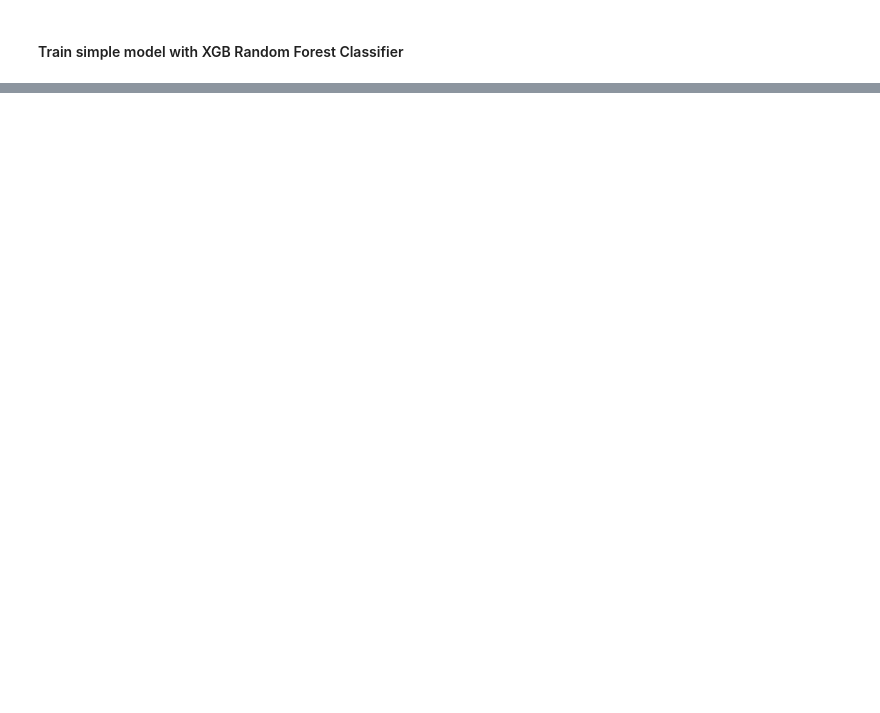
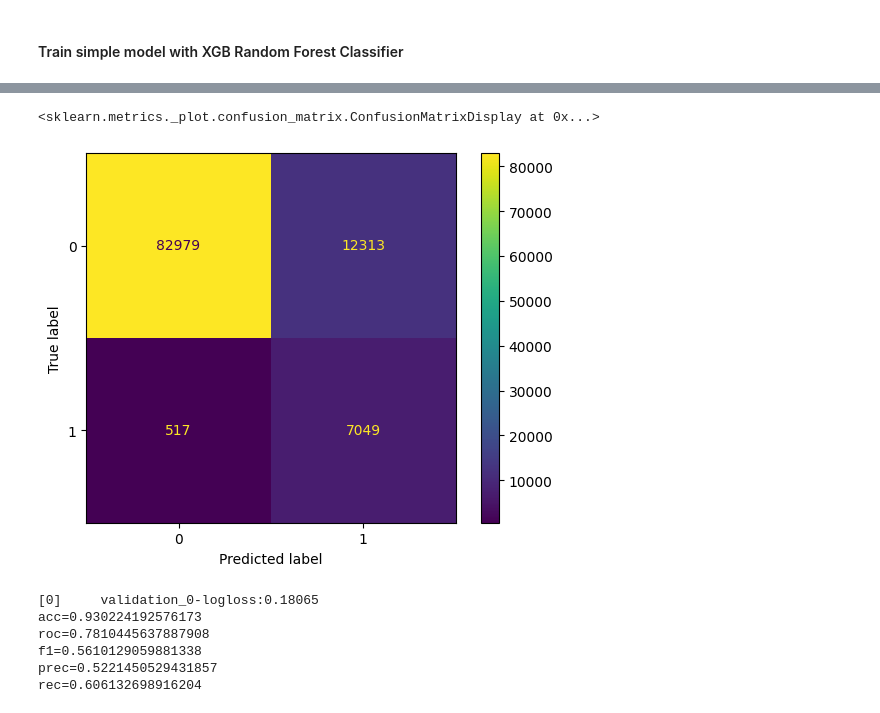
Before and after one commit to isulim/xgboost-mlflow, a Jupyter notebook: notebooks/02_experiments.ipynb, the cells around one changed output, grey strips where cells are left out. Saved outputs shown, nothing was run; the diff lists cells and outputs as text; code cells hidden in the pictures; blank space fills up the shorter version.

```diff
--- a/notebooks/02_experiments.ipynb
+++ b/notebooks/02_experiments.ipynb
@@ -109,0 +142,4 @@ So XGB-RF is the way to go in further MLFlow experiments.
+# %%
+from imblearn.under_sampling import RandomUnderSampler
+
+undersampling = RandomUnderSampler(sampling_strategy="majority")
@@ -109,0 +148,24 @@ So XGB-RF is the way to go in further MLFlow experiments.
+# %%
+X_train, X_test, y_train, y_test = train_test_split(X, y, test_size=0.1, random_state=42)
+X_train, X_val, y_train, y_val = train_test_split(X_train, y_train, test_size=0.1, random_state=42)
+X_train_und, y_train_und = undersampling.fit_resample(X_train, y_train)
+# %%
+from sklearn.metrics import roc_auc_score, accuracy_score, precision_score, recall_score, f1_score
+params = {
+    "objective": "binary:logistic",
+    "n_estimators": 300,
+    "max_depth": 20,
+}
+model_cls = xgb.XGBClassifier(**params)
+model_cls.fit(X_train_und, y_train_und, eval_set=[(X_val, y_val)])
+y_pred = model_cls.predict(X_test)
+acc = accuracy_score(y_test, y_pred)
+roc = roc_auc_score(y_test, y_pred)
+f1 = f1_score(y_test, y_pred)
+prec = precision_score(y_test, y_pred)
+rec = recall_score(y_test, y_pred)
+print(f"{acc=}")
+print(f"{roc=}")
+print(f"{f1=}")
+print(f"{prec=}")
+print(f"{rec=}")
@@ -109,0 +190,35 @@ So XGB-RF is the way to go in further MLFlow experiments.
+# %%
+from sklearn.metrics import ConfusionMatrixDisplay, confusion_matrix
+
+disp = ConfusionMatrixDisplay(confusion_matrix(y_test, y_pred))
+disp.plot()
+# %% [output]
+<sklearn.metrics._plot.confusion_matrix.ConfusionMatrixDisplay at 0x...>
+[figure, added]
+# %%
+from sklearn.metrics import roc_auc_score, accuracy_score, precision_score, recall_score, f1_score
+params = {
+    "objective": "binary:logistic",
+    "n_estimators": 300,
+    "max_depth": 20,
+}
+model_cls = xgb.XGBRFClassifier(**params)
+model_cls.fit(X_train, y_train, eval_set=[(X_val, y_val)])
+y_pred = model_cls.predict(X_test)
+acc = accuracy_score(y_test, y_pred)
+roc = roc_auc_score(y_test, y_pred)
+f1 = f1_score(y_test, y_pred)
+prec = precision_score(y_test, y_pred)
+rec = recall_score(y_test, y_pred)
+print(f"{acc=}")
+print(f"{roc=}")
+print(f"{f1=}")
+print(f"{prec=}")
+print(f"{rec=}")
+# %% [output]
+[0]     validation_0-logloss:0.18065
+acc=0.930224192576173
+roc=0.7810445637887908
+f1=0.5610129059881338
+prec=0.5221450529431857
+rec=0.606132698916204
```
Also changed, not shown: parts of 21 cells of this notebook, 15 other files.
